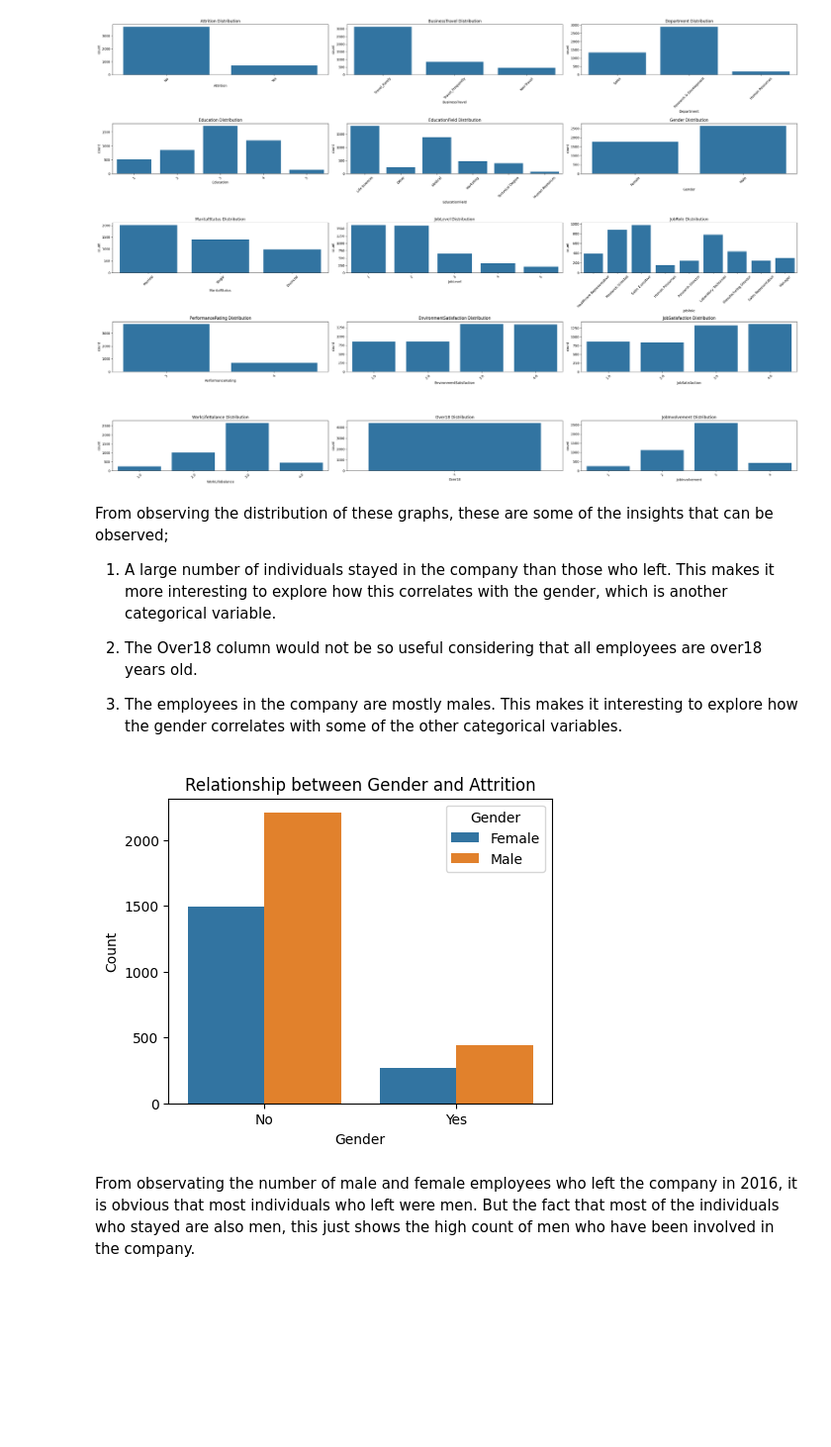
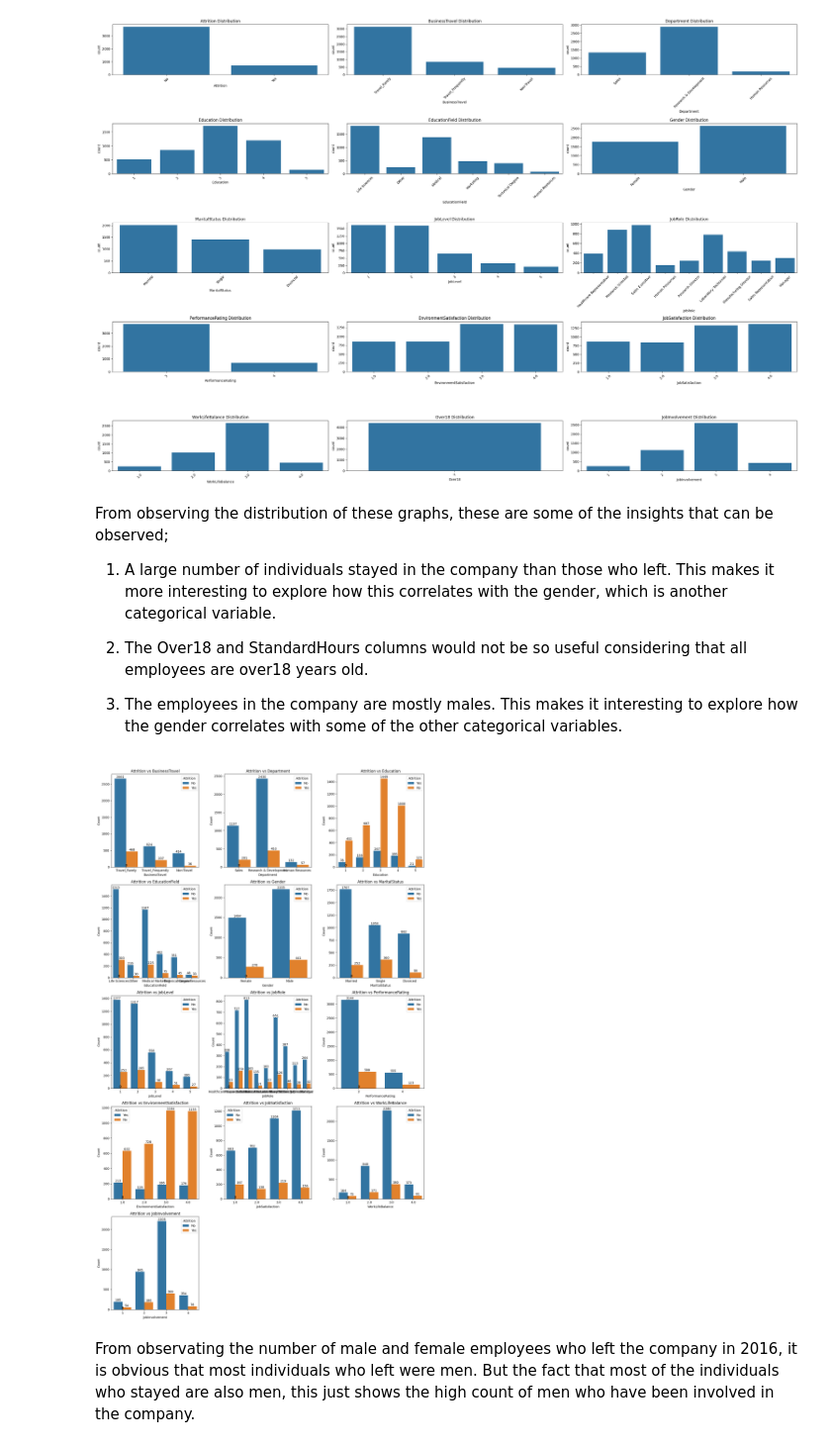
Before and after one commit to P-Asare/AI_final_H4U, a Jupyter notebook: AI_Final_Project.ipynb, the cells around one changed output. Shown at 99% size. Saved outputs shown, nothing was run; the diff lists cells and outputs as text; code cells hidden in the pictures; blank space fills up the shorter version.

```diff
--- a/AI_Final_Project.ipynb
+++ b/AI_Final_Project.ipynb
@@ -354,7 +354,7 @@ From observing the distribution of these graphs, these are some of the insights
 
 1. A large number of individuals stayed in the company than those who left. This makes it more interesting to explore how this correlates with the gender, which is another categorical variable.
 
-2. The Over18 column would not be so useful considering that all employees are over18 years old.
+2. The Over18 and StandardHours columns would not be so useful considering that all employees are over18 years old.
 
 3. The employees in the company are mostly males. This makes it interesting to explore how the gender correlates with some of the other categorical variables.
 # %%
@@ -362,15 +364,36 @@ final_merged_data.drop('Over18', axis=1, inplace=True)
-# %%
-plt.figure(figsize=(5, 4))
-
-sns.countplot(x='Attrition', hue='Gender', data=final_merged_data)
-
-plt.title('Relationship between Gender and Attrition')
-plt.xlabel('Gender')
-plt.ylabel('Count')
-
-plt.show()
-# %% [output]
-[figure, removed]
+# %%
+categorical_columns = [
+    'BusinessTravel', 'Department', 'Education', 'EducationField',
+    'Gender', 'MaritalStatus', 'JobLevel', 'JobRole', 'PerformanceRating',
+    'EnvironmentSatisfaction', 'JobSatisfaction', 'WorkLifeBalance', 'JobInvolvement'
+]
+# %%
+num_columns = len(categorical_columns)
+num_rows = (num_columns + 2) // 3
+
+plt.figure(figsize=(15, 5 * num_rows))
+
+for idx, column in enumerate(categorical_columns, start=1):
+    plt.subplot(num_rows, 3, idx)
+
+    # Plot countplot
+    ax = sns.countplot(x=column, hue='Attrition', data=final_merged_data)
+
+    for p in ax.patches:
+        ax.annotate(f'{int(p.get_height())}',
+                    (p.get_x() + p.get_width() / 2., p.get_height()),
+                    ha='center', va='center',
+                    fontsize=10, color='black',
+                    xytext=(0, 5), textcoords='offset points')
+
+    plt.title(f'Attrition vs {column}')
+    plt.xlabel(column)
+    plt.ylabel('Count')
+
+plt.tight_layout()
+plt.show()
+# %% [output]
+[figure, added]
 # %% [markdown]
 From observating the number of male and female employees who left the company in 2016, it is obvious that most individuals who left were men. But the fact that most of the individuals who stayed are also men, this just shows the high count of men who have been involved in the company.
 # %%
```
Also changed, not shown: parts of 21 cells of this notebook.
